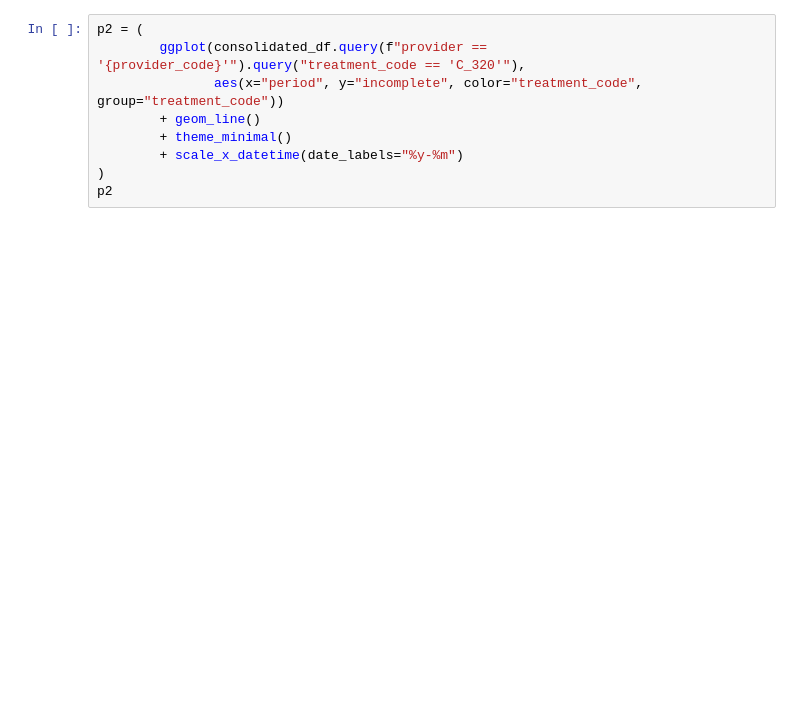
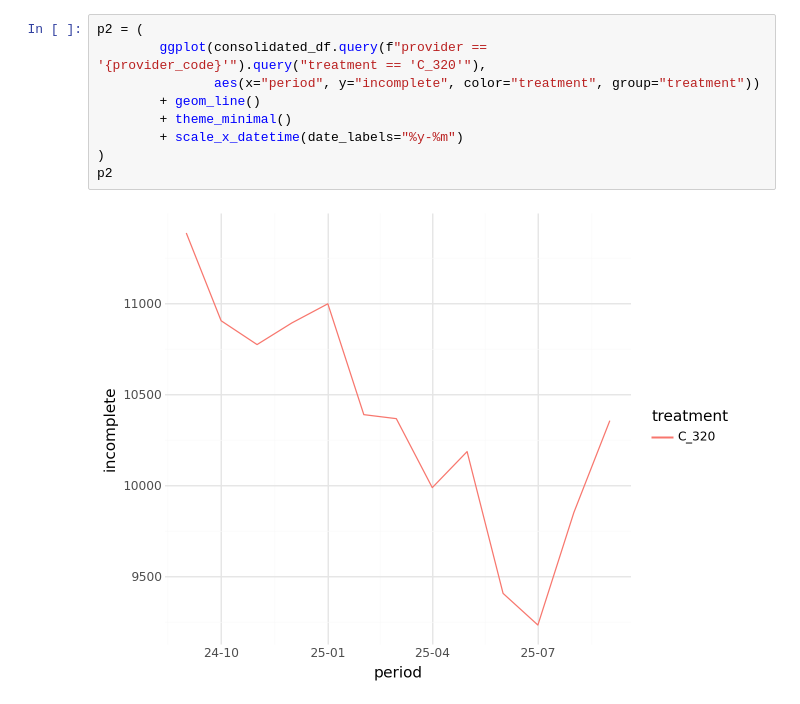
Before and after one commit to tolland/nhs-waiting-lists, a Jupyter notebook: notebooks/query_data_01.ipynb, the cells around one changed output. Drawn from its saved outputs; the diff is of its cells as text; blank space fills up the shorter version.

```diff
--- a/notebooks/query_data_01.ipynb
+++ b/notebooks/query_data_01.ipynb
@@ -262,12 +306,14 @@ p
 # %%
 p2 = (
-        ggplot(consolidated_df.query(f"provider == '{provider_code}'").query("treatment_code == 'C_320'"),
-               aes(x="period", y="incomplete", color="treatment_code", group="treatment_code"))
+        ggplot(consolidated_df.query(f"provider == '{provider_code}'").query("treatment == 'C_320'"),
+               aes(x="period", y="incomplete", color="treatment", group="treatment"))
         + geom_line()
         + theme_minimal()
         + scale_x_datetime(date_labels="%y-%m")
 )
 p2
+# %% [output]
+[figure, added]
 # %%
 
 import statsmodels.api as sm
```
Also changed, not shown: parts of 16 cells of this notebook, 6 other files.
